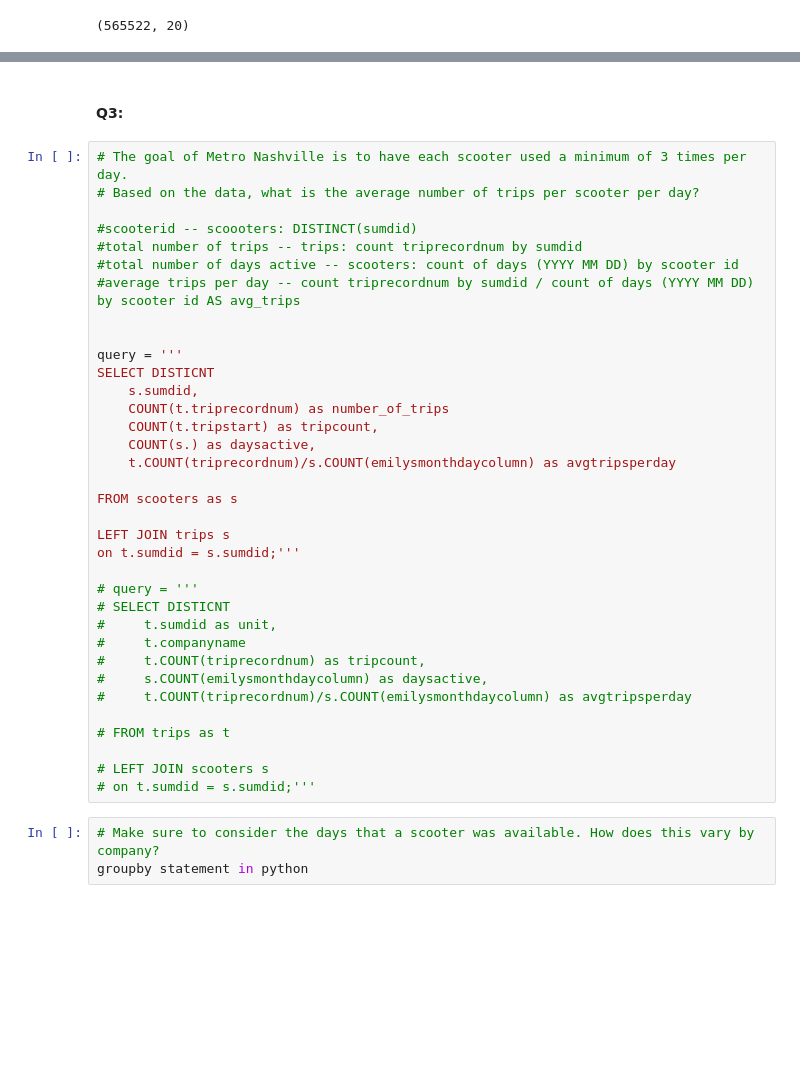
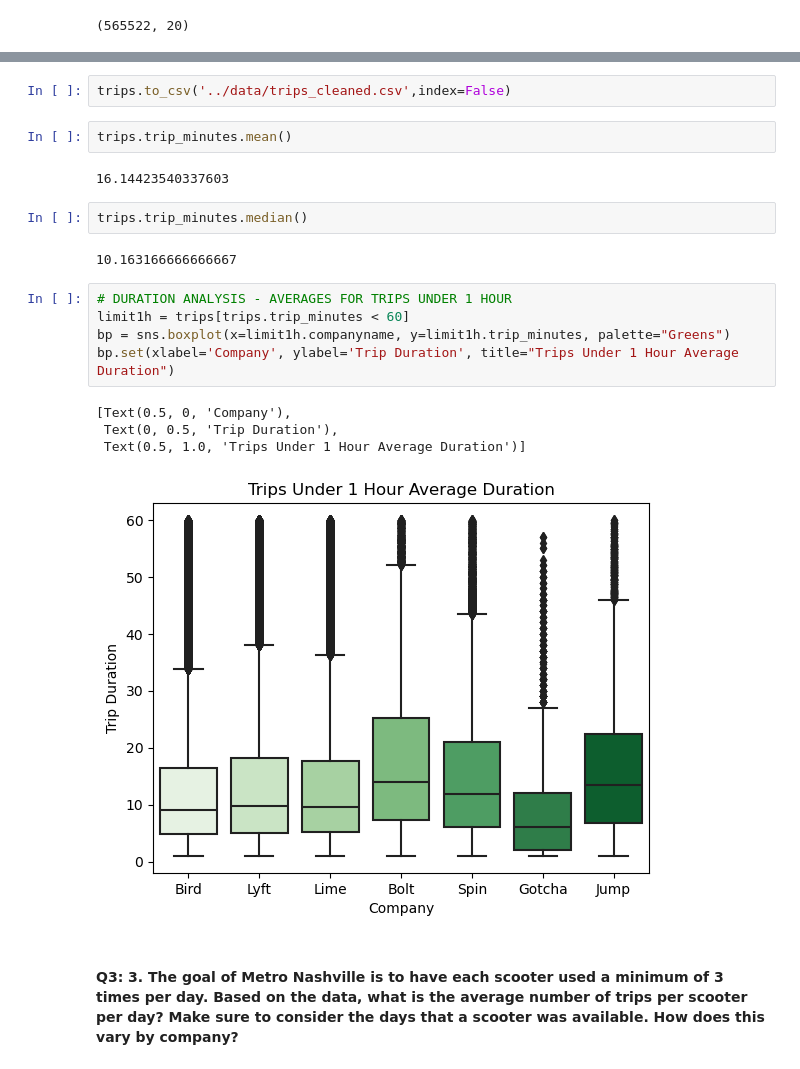
Before and after one commit to NSS-Data-Analytics-Cohort-11/scooters-supreme, a Jupyter notebook: notebook/scooters.ipynb, the cells around one changed output, grey strips where cells are left out. Cells and saved outputs as stored; diff of their text form; blank space fills up the shorter version.

```diff
--- a/notebook/scooters.ipynb
+++ b/notebook/scooters.ipynb
@@ -611,40 +739,22 @@ trips.shape
+# %%
+trips.to_csv('../data/trips_cleaned.csv',index=False)
+# %%
+trips.trip_minutes.mean()
+# %% [output]
+16.14423540337603
+# %%
+trips.trip_minutes.median()
+# %% [output]
+10.163166666666667
+# %%
+# DURATION ANALYSIS - AVERAGES FOR TRIPS UNDER 1 HOUR
+limit1h = trips[trips.trip_minutes < 60]
+bp = sns.boxplot(x=limit1h.companyname, y=limit1h.trip_minutes, palette="Greens")
+bp.set(xlabel='Company', ylabel='Trip Duration', title="Trips Under 1 Hour Average Duration")
+# %% [output]
+[Text(0.5, 0, 'Company'),
+ Text(0, 0.5, 'Trip Duration'),
+ Text(0.5, 1.0, 'Trips Under 1 Hour Average Duration')]
+[figure, added]
 # %% [markdown]
-#### Q3:
+#### Q3: 3. The goal of Metro Nashville is to have each scooter used a minimum of 3 times per day. Based on the data, what is the average number of trips per scooter per day? Make sure to consider the days that a scooter was available. How does this vary by company?
-# %%
-# The goal of Metro Nashville is to have each scooter used a minimum of 3 times per day.
-# Based on the data, what is the average number of trips per scooter per day?
-
-#scooterid -- scoooters: DISTINCT(sumdid)
-#total number of trips -- trips: count triprecordnum by sumdid
-#total number of days active -- scooters: count of days (YYYY MM DD) by scooter id
-#average trips per day -- count triprecordnum by sumdid / count of days (YYYY MM DD) by scooter id AS avg_trips
-
-
-query = '''
-SELECT DISTICNT
-    s.sumdid,
-    COUNT(t.triprecordnum) as number_of_trips
-    COUNT(t.tripstart) as tripcount,
-    COUNT(s.) as daysactive,
-    t.COUNT(triprecordnum)/s.COUNT(emilysmonthdaycolumn) as avgtripsperday
-
-FROM scooters as s
-
-LEFT JOIN trips s
-on t.sumdid = s.sumdid;'''
-
-# query = '''
-# SELECT DISTICNT
-#     t.sumdid as unit,
-#     t.companyname
-#     t.COUNT(triprecordnum) as tripcount,
-#     s.COUNT(emilysmonthdaycolumn) as daysactive,
-#     t.COUNT(triprecordnum)/s.COUNT(emilysmonthdaycolumn) as avgtripsperday
-
-# FROM trips as t
-
-# LEFT JOIN scooters s
-# on t.sumdid = s.sumdid;'''
-# %%
-# Make sure to consider the days that a scooter was available. How does this vary by company?
-groupby statement in python
```
Also changed, not shown: parts of 82 cells of this notebook.
